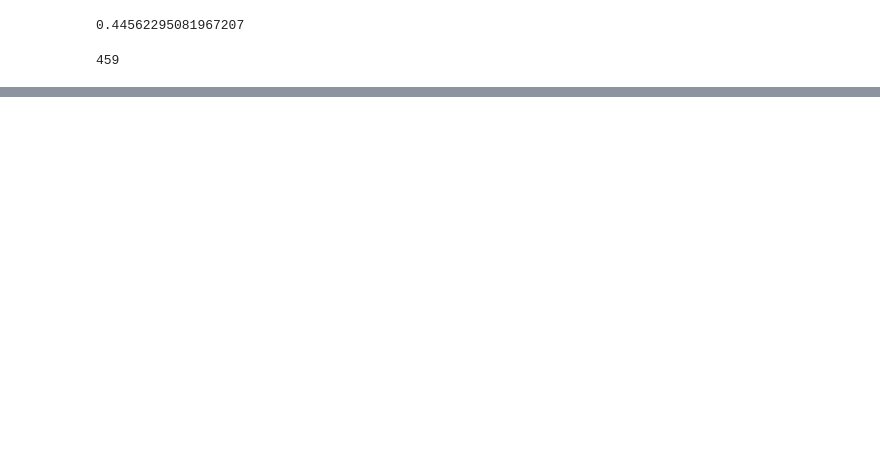
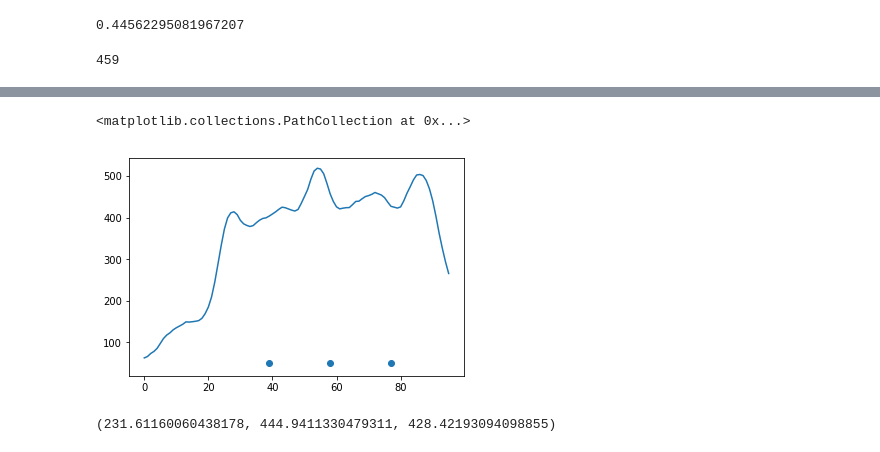
Before and after one commit to jzrolling/IMyG_2, a Jupyter notebook: Notebooks/metrics.ipynb, the cells around one changed output, grey strips where cells are left out. Saved outputs shown, nothing was run; the diff lists cells and outputs as text; code cells hidden in the pictures; blank space fills up the shorter version.

```diff
--- a/Notebooks/metrics.ipynb
+++ b/Notebooks/metrics.ipynb
@@ -202,0 +217,7 @@ max_center = 1-a
+# %%
+a,b,c = adjusted_centrifugality(m_smoothed,quantile_filter=0.02)
+plt.plot(m_smoothed)
+plt.scatter([a*len(m_smoothed),b*len(m_smoothed),c*len(m_smoothed)],[50,50,50])
+# %% [output]
+<matplotlib.collections.PathCollection at 0x...>
+[figure, added]
@@ -202,0 +226,4 @@ max_center = 1-a
+# %%
+m_smoothed[:a].mean(),m_smoothed[a:c].mean(),m_smoothed[c:].mean()
+# %% [output]
+(231.61160060438178, 444.9411330479311, 428.42193094098855)
```
Also changed, not shown: parts of 11 cells of this notebook.
